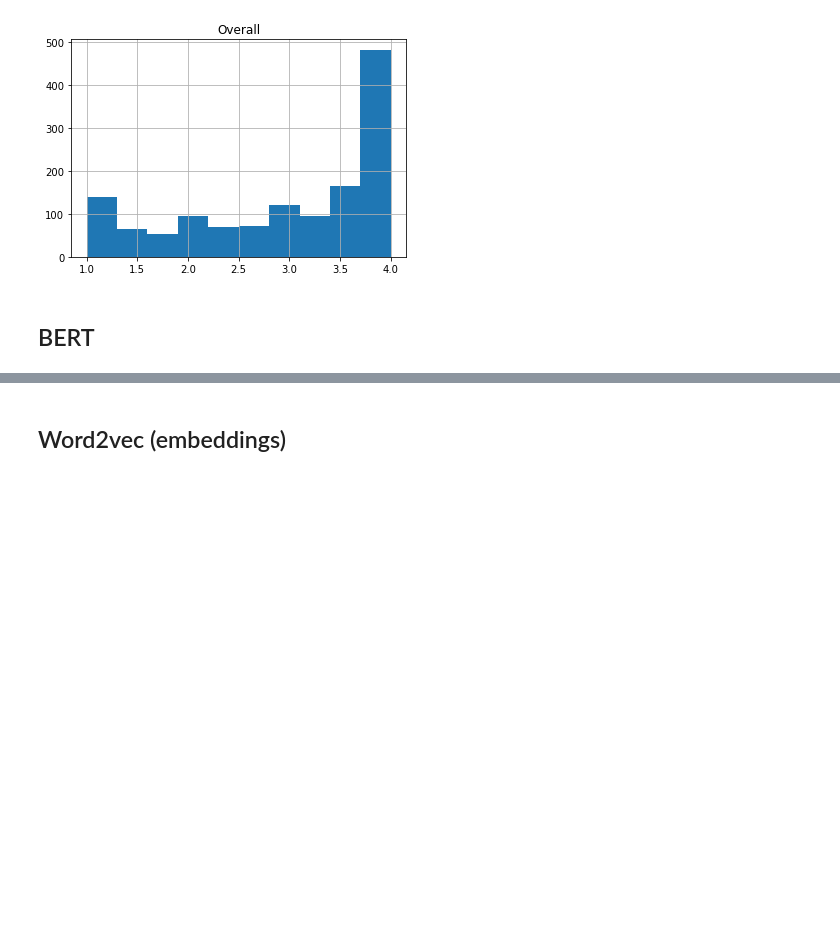
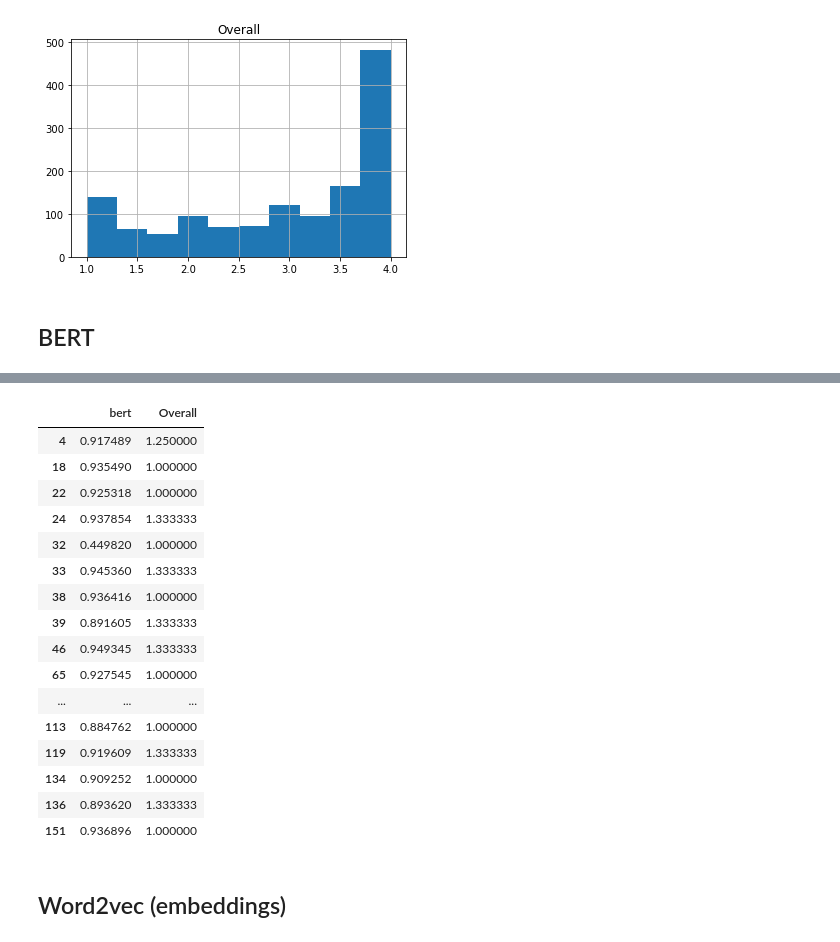
Before and after one commit to mariamaOlive/projeto2-nlp-sidi-residencia, a Jupyter notebook: preprocessing.ipynb, the cells around one changed output, grey strips where cells are left out. Cells and saved outputs as stored; diff of their text form; code cells hidden in the pictures; blank space fills up the shorter version.

```diff
--- a/preprocessing.ipynb
+++ b/preprocessing.ipynb
@@ -418,2 +463,22 @@ array([[<AxesSubplot:title={'center':'Overall'}>]], dtype=object)
+# %%
+dfText[dfText['Overall']<1.5][['bert', 'Overall']].head(20)
+# %% [output]
+|  | bert | Overall |
+| 4 | 0.917489 | 1.250000 |
+| 18 | 0.935490 | 1.000000 |
+| 22 | 0.925318 | 1.000000 |
+| 24 | 0.937854 | 1.333333 |
+| 32 | 0.449820 | 1.000000 |
+| 33 | 0.945360 | 1.333333 |
+| 38 | 0.936416 | 1.000000 |
+| 39 | 0.891605 | 1.333333 |
+| 46 | 0.949345 | 1.333333 |
+| 65 | 0.927545 | 1.000000 |
+| ... | ... | ... |
+| 113 | 0.884762 | 1.000000 |
+| 119 | 0.919609 | 1.333333 |
+| 134 | 0.909252 | 1.000000 |
+| 136 | 0.893620 | 1.333333 |
+| 151 | 0.936896 | 1.000000 |
 # %% [markdown]
 ## Word2vec (embeddings)
```
Also changed, not shown: parts of 21 cells of this notebook.
